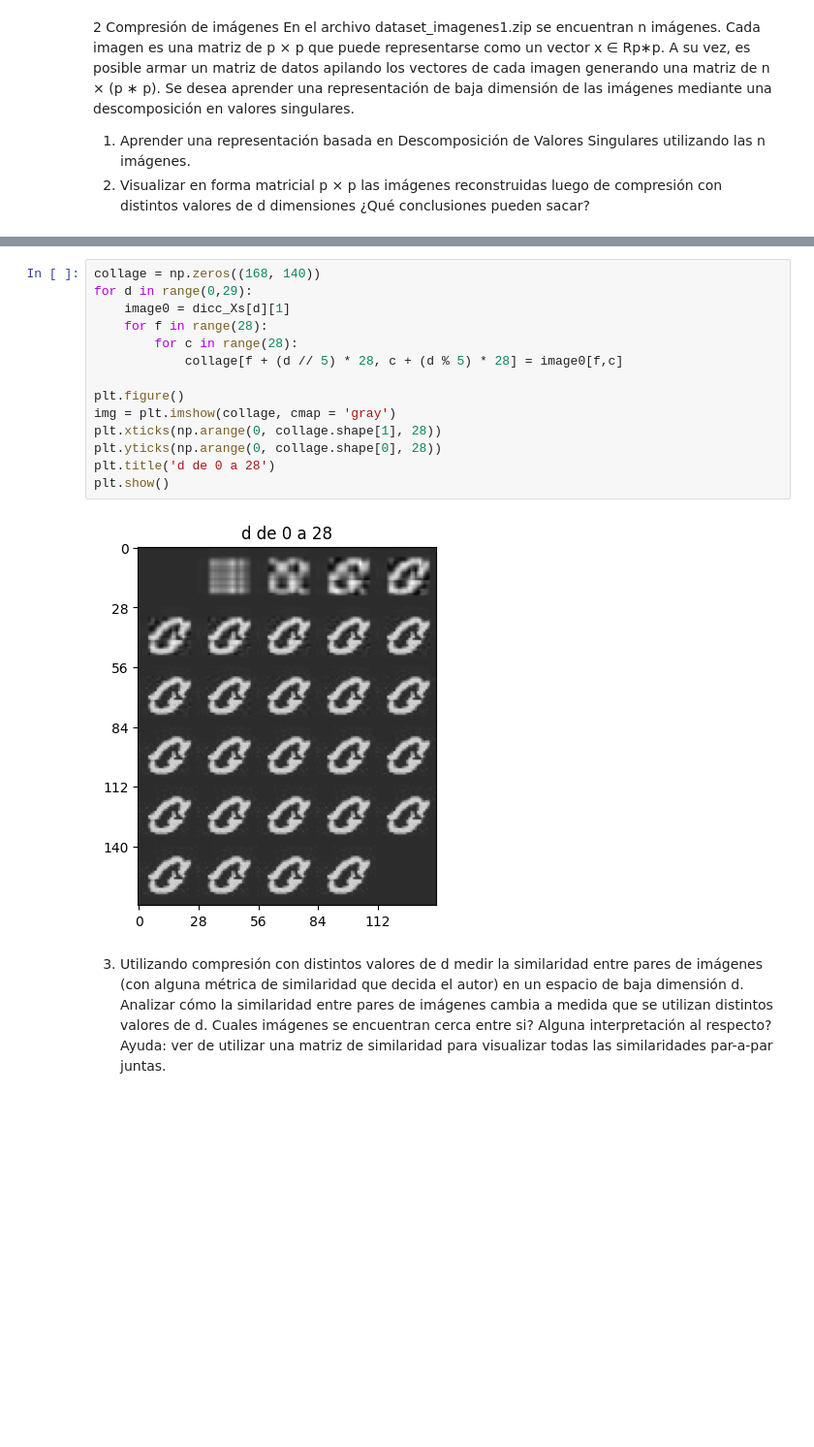
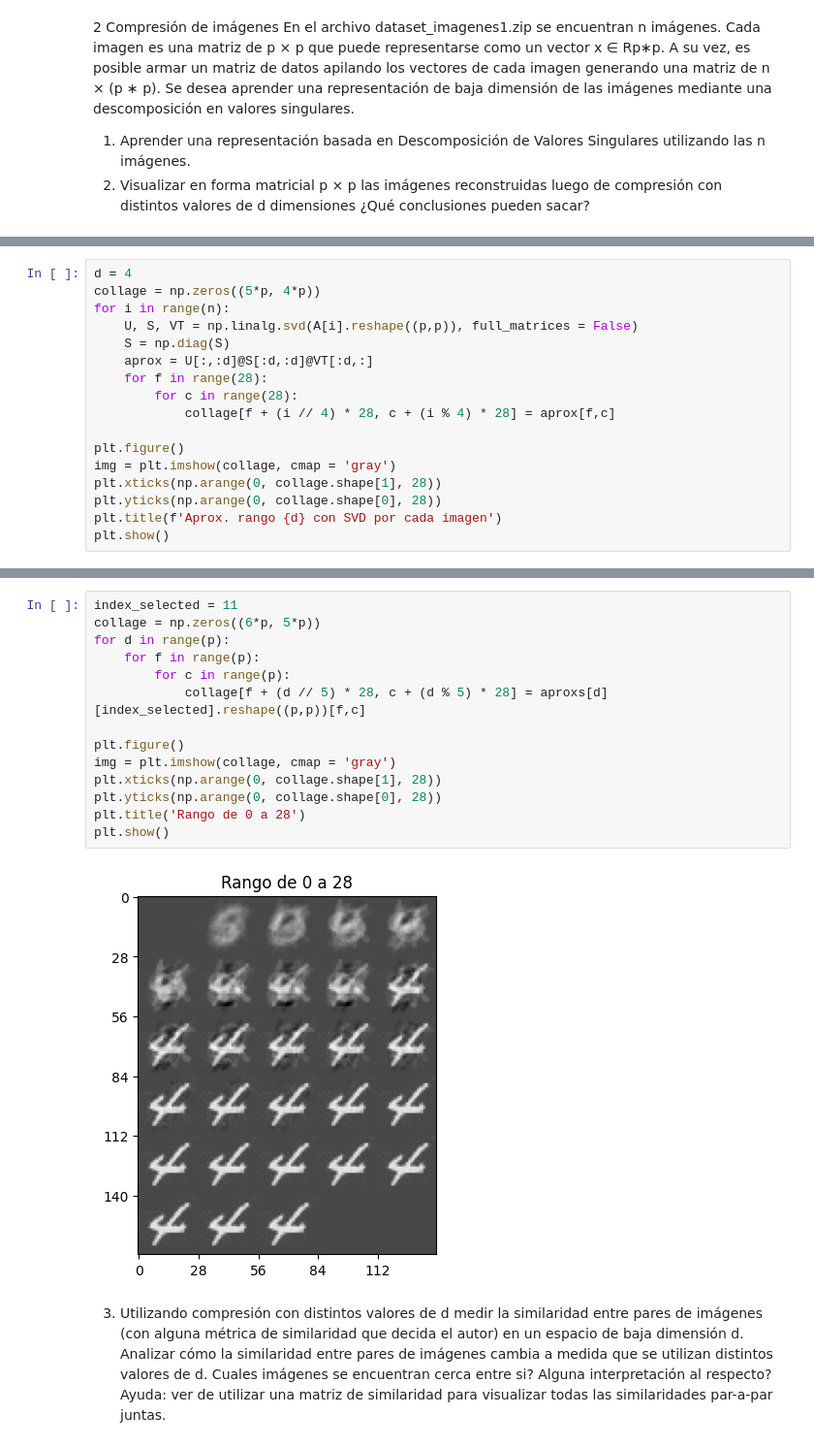
Before and after one commit to BrunoDC-dev/Metodos-numericos-2, a Jupyter notebook: TP3/p2.ipynb, the cells around one changed output, grey strips where cells are left out. Shown at 97% size. Cells and saved outputs as stored; diff of their text form; blank space fills up the shorter version.

```diff
--- a/TP3/p2.ipynb
+++ b/TP3/p2.ipynb
@@ -69,0 +72,17 @@ for d in (1,3,7,18):
+# %%
+d = 4
+collage = np.zeros((5*p, 4*p))
+for i in range(n):
+    U, S, VT = np.linalg.svd(A[i].reshape((p,p)), full_matrices = False)
+    S = np.diag(S)
+    aprox = U[:,:d]@S[:d,:d]@VT[:d,:]
+    for f in range(28):
+        for c in range(28):
+            collage[f + (i // 4) * 28, c + (i % 4) * 28] = aprox[f,c]
+
+plt.figure()
+img = plt.imshow(collage, cmap = 'gray')
+plt.xticks(np.arange(0, collage.shape[1], 28))
+plt.yticks(np.arange(0, collage.shape[0], 28))
+plt.title(f'Aprox. rango {d} con SVD por cada imagen')
+plt.show()
@@ -70,19 +91,19 @@ for d in (1,3,7,18):
 # %%
-collage = np.zeros((168, 140))
-for d in range(0,29):
-    image0 = dicc_Xs[d][1]
-    for f in range(28):
-        for c in range(28):
-            collage[f + (d // 5) * 28, c + (d % 5) * 28] = image0[f,c]
+index_selected = 11
+collage = np.zeros((6*p, 5*p))
+for d in range(p):
+    for f in range(p):
+        for c in range(p):
+            collage[f + (d // 5) * 28, c + (d % 5) * 28] = aproxs[d][index_selected].reshape((p,p))[f,c]
 
 plt.figure()
 img = plt.imshow(collage, cmap = 'gray')
 plt.xticks(np.arange(0, collage.shape[1], 28))
 plt.yticks(np.arange(0, collage.shape[0], 28))
-plt.title('d de 0 a 28')
+plt.title('Rango de 0 a 28')
 plt.show()
 # %% [output]
-[figure, old version]
+[figure, new version]
 # %% [markdown]
 3. Utilizando compresión con distintos valores de d medir la similaridad entre pares de imágenes (con
 alguna métrica de similaridad que decida el autor) en un espacio de baja dimensión d. Analizar cómo
```
Also changed, not shown: parts of 7 cells of this notebook.
